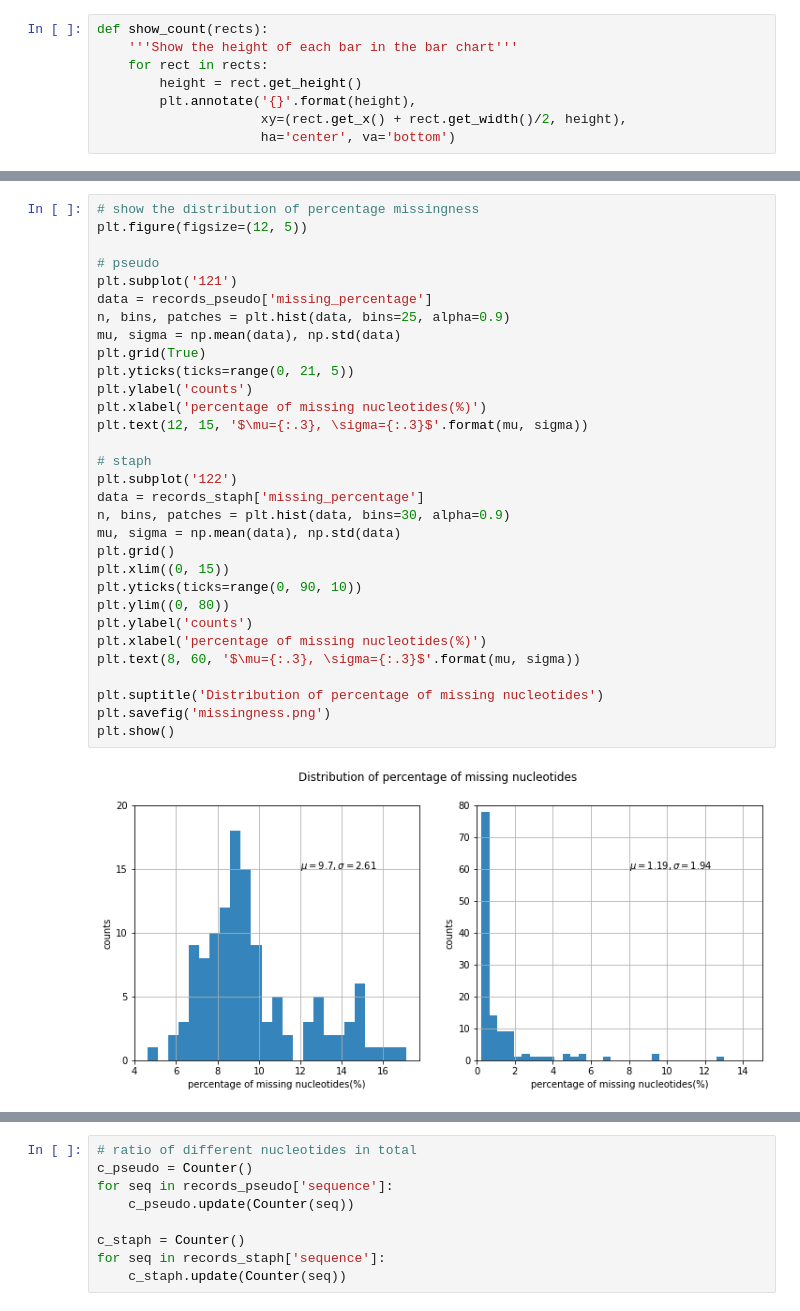
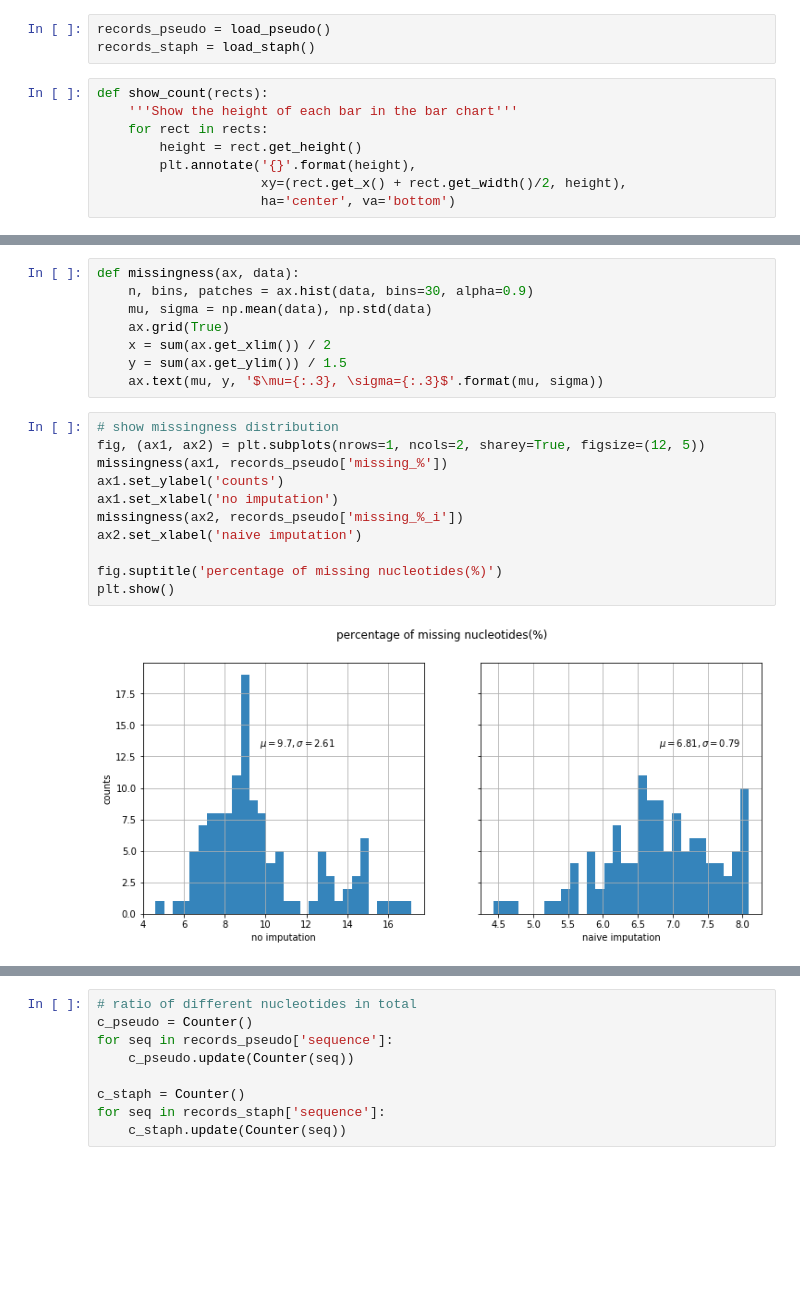
Before and after one commit to solislemuslab/dna-nn, a Jupyter notebook: zhaoyi/graphs.ipynb, the cells around one changed output, grey strips where cells are left out. Drawn from its saved outputs; the diff is of its cells as text; blank space fills up the shorter version.

Commit message:
add impute data and figures

```diff
--- a/zhaoyi/graphs.ipynb
+++ b/zhaoyi/graphs.ipynb
@@ -17,3 +11,6 @@ records_staph = load.records_staph
+# %%
+records_pseudo = load_pseudo()
+records_staph = load_staph()
 # %%
 def show_count(rects):
     '''Show the height of each bar in the bar chart'''
@@ -55,36 +51,24 @@ plt.savefig('skewness.png')
 plt.show()
 # %% [output]
 [figure]
-# %%
-# show the distribution of percentage missingness
-plt.figure(figsize=(12, 5))
-
-# pseudo
-plt.subplot('121')
-data = records_pseudo['missing_percentage']
-n, bins, patches = plt.hist(data, bins=25, alpha=0.9)
-mu, sigma = np.mean(data), np.std(data)
-plt.grid(True)
-plt.yticks(ticks=range(0, 21, 5))
-plt.ylabel('counts')
-plt.xlabel('percentage of missing nucleotides(%)')
-plt.text(12, 15, '$\mu={:.3}, \sigma={:.3}$'.format(mu, sigma))
-
-# staph
-plt.subplot('122')
-data = records_staph['missing_percentage']
-n, bins, patches = plt.hist(data, bins=30, alpha=0.9)
-mu, sigma = np.mean(data), np.std(data)
-plt.grid()
-plt.xlim((0, 15))
-plt.yticks(ticks=range(0, 90, 10))
-plt.ylim((0, 80))
-plt.ylabel('counts')
-plt.xlabel('percentage of missing nucleotides(%)')
-plt.text(8, 60, '$\mu={:.3}, \sigma={:.3}$'.format(mu, sigma))
-
-plt.suptitle('Distribution of percentage of missing nucleotides')
-plt.savefig('missingness.png')
-plt.show()
-# %% [output]
-[figure, removed]
+# %%
+def missingness(ax, data):
+    n, bins, patches = ax.hist(data, bins=30, alpha=0.9)
+    mu, sigma = np.mean(data), np.std(data)
+    ax.grid(True)
+    x = sum(ax.get_xlim()) / 2
+    y = sum(ax.get_ylim()) / 1.5
+    ax.text(mu, y, '$\mu={:.3}, \sigma={:.3}$'.format(mu, sigma))
+# %%
+# show missingness distribution
+fig, (ax1, ax2) = plt.subplots(nrows=1, ncols=2, sharey=True, figsize=(12, 5))
+missingness(ax1, records_pseudo['missing_%'])
+ax1.set_ylabel('counts')
+ax1.set_xlabel('no imputation')
+missingness(ax2, records_pseudo['missing_%_i'])
+ax2.set_xlabel('naive imputation')
+
+fig.suptitle('percentage of missing nucleotides(%)')
+plt.show()
+# %% [output]
+[figure, added]
```
Also changed, not shown: parts of 22 cells of this notebook, 5 other files.
